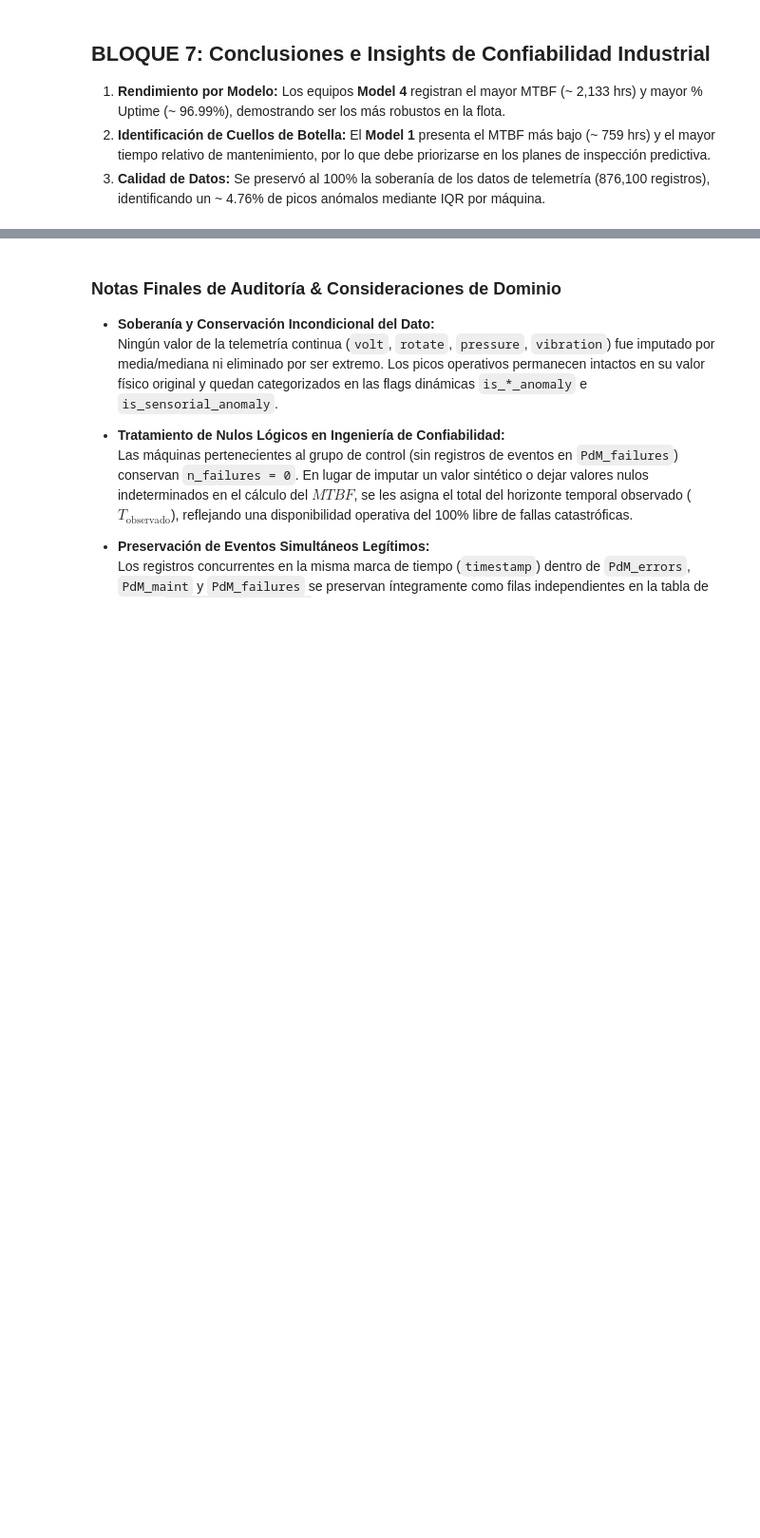
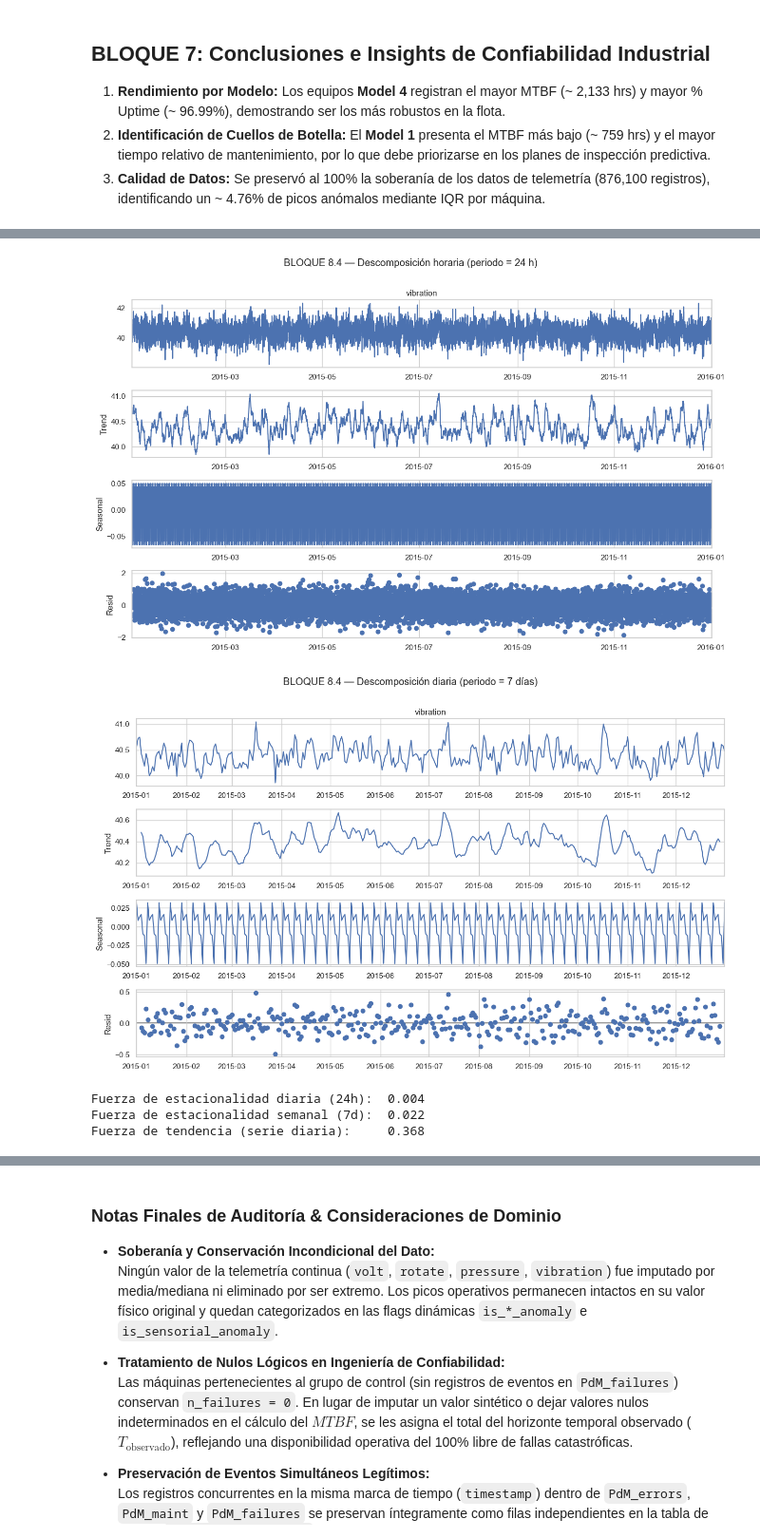
Before and after one commit to marcoarenash/proyecto-2-monitoreo-infraestructura, a Jupyter notebook: Proyecto2_Portafolio/notebooks/Proyecto2_DAP_Analisis.ipynb, the cells around one changed output, grey strips where cells are left out. Shown at 95% size. Cells and saved outputs as stored; diff of their text form; code cells hidden in the pictures; blank space fills up the shorter version.

```diff
--- a/Proyecto2_Portafolio/notebooks/Proyecto2_DAP_Analisis.ipynb
+++ b/Proyecto2_Portafolio/notebooks/Proyecto2_DAP_Analisis.ipynb
@@ -454,0 +636,51 @@ for f in os.listdir(OUTPUT_DIR):
+# %%
+# =========================================================================
+# 8.4 DESCOMPOSICIÓN Y ANÁLISIS DE TENDENCIA Y ESTACIONALIDAD (100% PANDAS)
+# =========================================================================
+
+def seasonal_strength_pandas(decomp):
+    """Cálculo de la fuerza de estacionalidad directamente con Pandas/NumPy."""
+    resid = decomp.resid.dropna()
+    seas = decomp.seasonal.loc[resid.index]
+    denominator = (seas + resid).var()
+    if denominator == 0 or pd.isna(denominator):
+        return 0.0
+    return max(0.0, 1 - resid.var() / denominator)
+
+def trend_strength_pandas(decomp):
+    """Cálculo de la fuerza de tendencia directamente con Pandas/NumPy."""
+    resid = decomp.resid.dropna()
+    trend = decomp.trend.loc[resid.index]
+    denominator = (trend + resid).var()
+    if denominator == 0 or pd.isna(denominator):
+        return 0.0
+    return max(0.0, 1 - resid.var() / denominator)
+
+# (a) Ciclo diario sobre la serie horaria de flota utilizando Statsmodels desglosado con Pandas
+decomp_h = seasonal_decompose(vib_fleet_h, model="additive", period=24)
+
+# (b) Ciclo semanal sobre la serie diaria (se descarta el último día si está incompleto)
+vib_daily = vib_fleet_h.resample("D").mean()
+if vib_fleet_h.index.max().hour != 23:
+    vib_daily = vib_daily.iloc[:-1]
+decomp_d = seasonal_decompose(vib_daily, model="additive", period=7)
+
+# Visualización de las descomposiciones
+for title, dec in [("Descomposición horaria (periodo = 24 h)", decomp_h),
+                   ("Descomposición diaria (periodo = 7 días)", decomp_d)]:
+    fig = dec.plot()
+    fig.set_size_inches(13, 8)
+    fig.suptitle(f"BLOQUE 8.4 — {title}", y=1.01)
+    plt.tight_layout()
+    plt.show()
+
+# Impresión de métricas calculadas en memoria
+print(f"Fuerza de estacionalidad diaria (24h):  {seasonal_strength_pandas(decomp_h):.3f}")
+print(f"Fuerza de estacionalidad semanal (7d):  {seasonal_strength_pandas(decomp_d):.3f}")
+print(f"Fuerza de tendencia (serie diaria):     {trend_strength_pandas(decomp_d):.3f}")
+# %% [output]
+[figure, added]
+[figure, added]
+Fuerza de estacionalidad diaria (24h):  0.004
+Fuerza de estacionalidad semanal (7d):  0.022
+Fuerza de tendencia (serie diaria):     0.368
```
Also changed, not shown: parts of 18 cells of this notebook.
